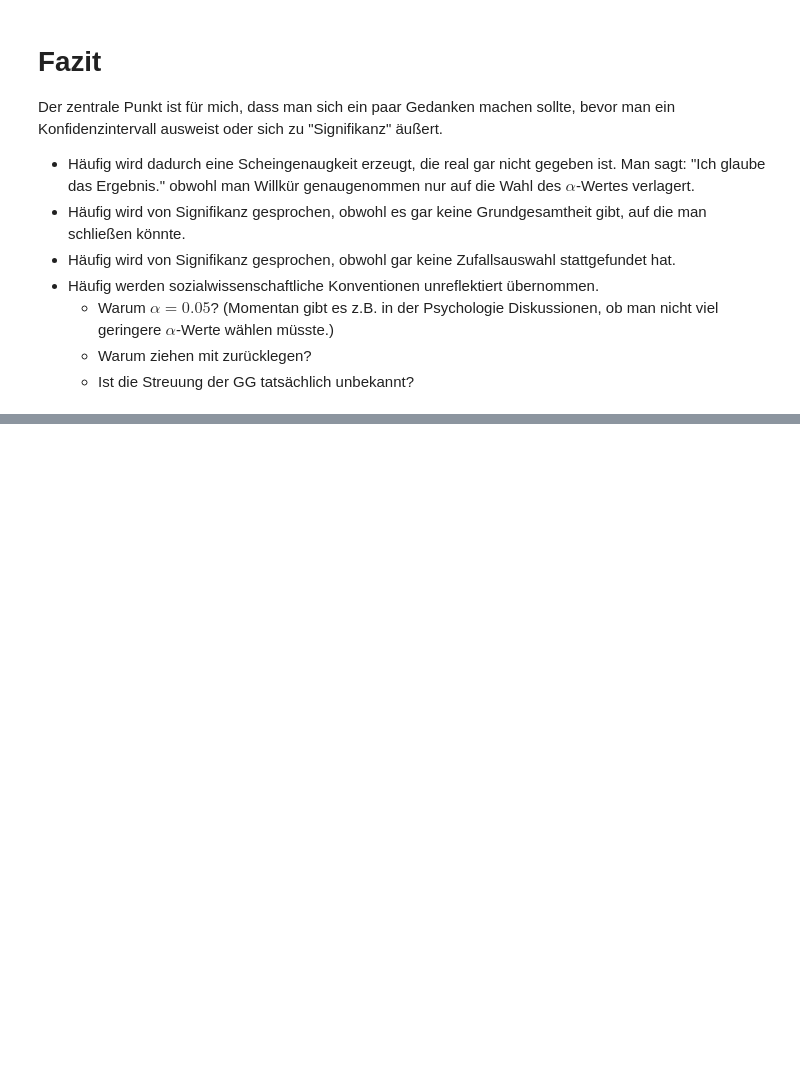
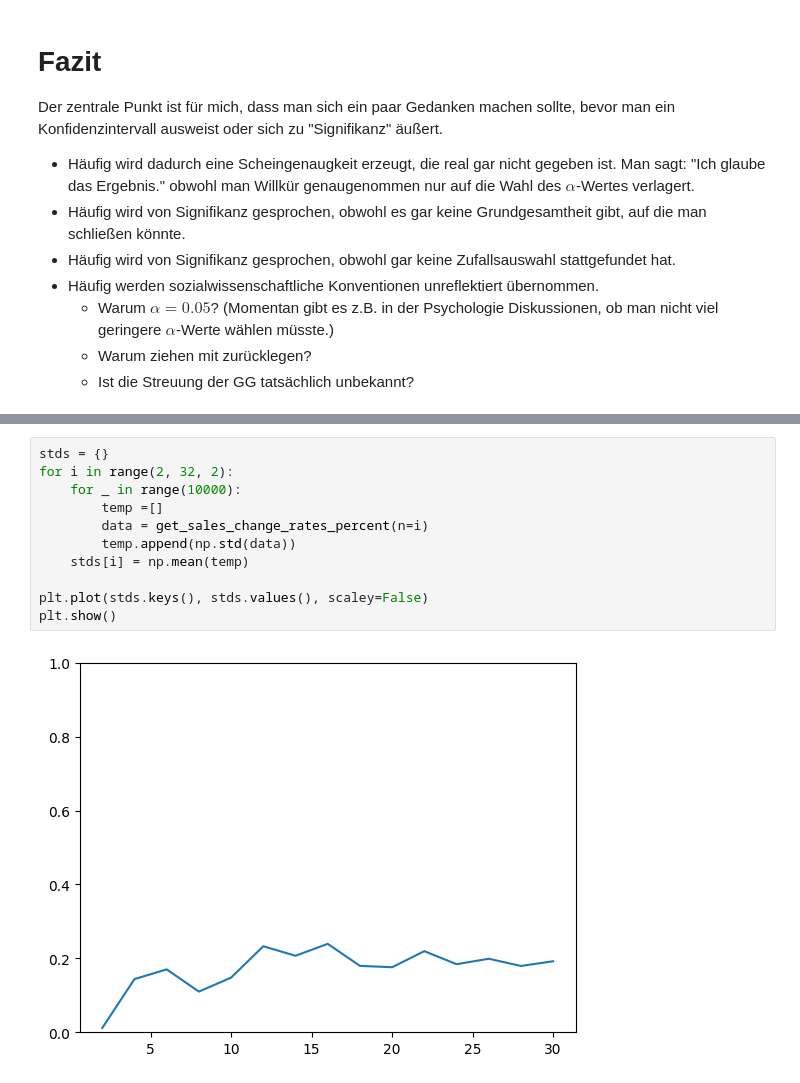
Before and after one commit to mennenoeh/intro_to_stats, a Jupyter notebook: intro_to_inference.ipynb, the cells around one changed output, grey strips where cells are left out. Drawn from its saved outputs; the diff is of its cells as text; blank space fills up the shorter version.

```diff
--- a/intro_to_inference.ipynb
+++ b/intro_to_inference.ipynb
@@ -288,0 +330,13 @@ plt.show()
+# %%
+stds = {}
+for i in range(2, 32, 2):
+    for _ in range(10000):
+        temp =[]
+        data = get_sales_change_rates_percent(n=i)
+        temp.append(np.std(data))
+    stds[i] = np.mean(temp)
+
+plt.plot(stds.keys(), stds.values(), scaley=False)
+plt.show()
+# %% [output]
+[figure, added]
```
Also changed, not shown: parts of 6 cells of this notebook.
